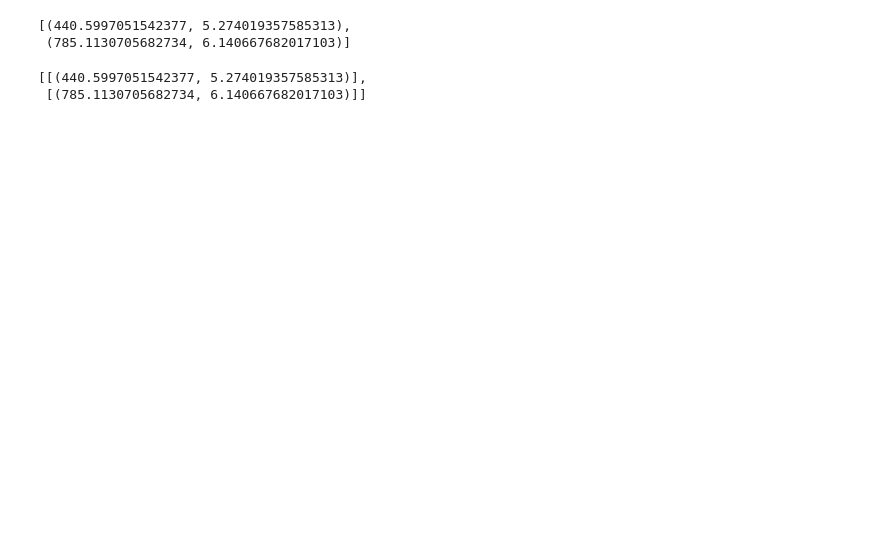
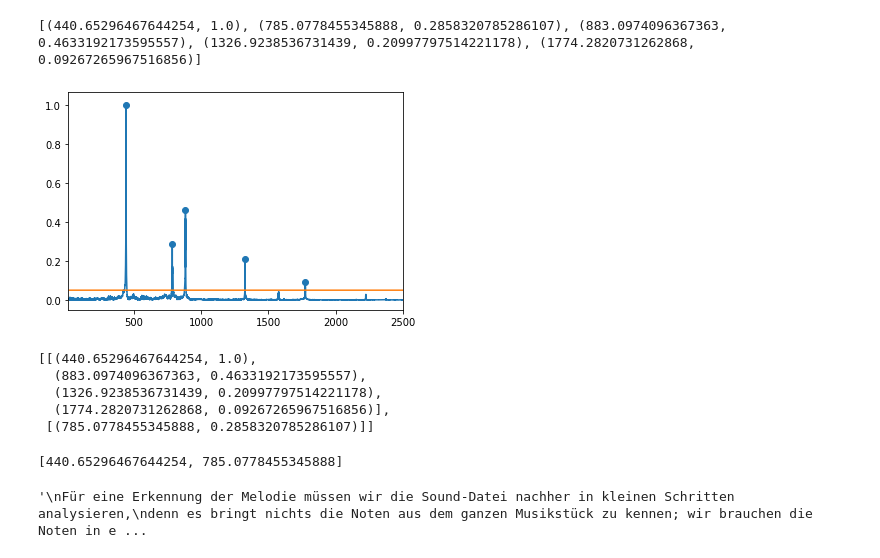
Before and after one commit to lucawellmeier/note-detector, a Jupyter notebook: initial_tests.ipynb, the cells around one changed output. Saved outputs shown, nothing was run; the diff lists cells and outputs as text; code cells hidden in the pictures; blank space fills up the shorter version.

```diff
--- a/initial_tests.ipynb
+++ b/initial_tests.ipynb
@@ -100,37 +112,48 @@ def findAllAbove(freq, amp, a, discreteTolerance):
     curMax = []
     toleranceCounter = 0
     firstSignal = False
 
     for i in range(len(y)):
         if c[i]:
             curMax.append((freq[i], amp[i]))
             firstSignal = True
         else:
             if len(curMax) == 0:
                 continue
             else:
                 if toleranceCounter > discreteTolerance:
                     m = np.max([x[1] for x in curMax])
                     f = freq[np.where(amp == m)][0]
 
                     if f > 0.5:
                         maxs.append((f, m))
 
                     curMax = []
                     toleranceCounter = 0
                     firstSignal = False
                 else:
                     if firstSignal:
                         toleranceCounter += 1
 
     return maxs
 
+threshold = 0.05
+maxs = findAllAbove(x, y, threshold, 100)
+print(maxs)
 
-maxs = findAllAbove(x, y, 1.3, 10)
-maxs
+plt.xlim(10, 2500)
+plt.plot(x, y)
+plt.plot(x, [threshold] * len(x))
+plt.scatter(*zip(*maxs))
+plt.show()
+
+
+# Threshold muss hoch genug gewählt werden, da sonst das Rauschen mitkommt.
+# Wenn dabei nur die Grundschwingung einer Note aufgenommen wird,
+# ist das nicht so kritisch, da dann klar ist das diese Note angeschlagen wurde.
 # %% [output]
-[(440.5997051542377, 5.274019357585313),
- (785.1130705682734, 6.140667682017103)]
+[(440.65296467644254, 1.0), (785.0778455345888, 0.2858320785286107), (883.0974096367363, 0.4633192173595557), (1326.9238536731439, 0.20997797514221178), (1774.2820731262868, 0.09267265967516856)]
+[figure, added]
 # %%
 def filterMultiples(maxs, tol):
     copy = [m for m in maxs]
@@ -155,7 +178,52 @@ def filterMultiples(maxs, tol):
     return mults
 
 
-filterMultiples(maxs, 0.1)
+mults = filterMultiples(maxs, 0.1)
+mults
 # %% [output]
-[[(440.5997051542377, 5.274019357585313)],
- [(785.1130705682734, 6.140667682017103)]]
+[[(440.65296467644254, 1.0),
+  (883.0974096367363, 0.4633192173595557),
+  (1326.9238536731439, 0.20997797514221178),
+  (1774.2820731262868, 0.09267265967516856)],
+ [(785.0778455345888, 0.2858320785286107)]]
+# %%
+def getNoteFreqs(mults):
+    """
+    Ermittelt die angeschlagenen Frequenzen.
+
+    Aus jeder Liste von Grund- und Oberschwingungen wird die maximale Amplitude der Liste herausgesucht
+    und mit den anderen Amplituden verglichen. Fallen die anderen Amplituden nicht ab, wurden diese ebenfalls angeschlagen.
+    Fallen sie ab, werden sie nicht aufgenommen, da es entweder Oberschwingungen oder Fehler sind.
+    Z.b. A4 und A5 angeschlagen: 440Hz und 880Hz müssen aufgenommen werden.
+    """
+    ret = []
+
+    maximum = 0
+
+    for i in range(len(mults)):
+        for j in range(len(mults[i])):
+            if mults[i][j][1] > maximum:
+                maximum = mults[i][j][1]
+        for j in range(len(mults[i])):
+            if mults[i][j][1]/maximum >= 0.55:
+                ret.append(mults[i][j][0])
+        maximum = 0
+
+    return ret
+
+noteFreqs = getNoteFreqs(mults)
+noteFreqs
+# %% [output]
+[440.65296467644254, 785.0778455345888]
+# %%
+"""
+Für eine Erkennung der Melodie müssen wir die Sound-Datei nachher in kleinen Schritten analysieren,
+denn es bringt nichts die Noten aus dem ganzen Musikstück zu kennen; wir brauchen die Noten in einer Reihenfolge.
+
+Wir nehmen also immer x ms und analysieren sie wie hier und schreiben die Noten raus, danach die nächsten x ms usw.
+Evtl. müssen wir dabei unterschiedliche Fenster-Funktionen ausprobieren.
+
+scipy.signal.stft tut genau das und die Fensterfunktion ist wählbar.
+"""
+# %% [output]
+'\nFür eine Erkennung der Melodie müssen wir die Sound-Datei nachher in kleinen Schritten analysieren,\ndenn es bringt nichts die Noten aus dem ganzen Musikstück zu kennen; wir brauchen die Noten in e ...
```
Also changed, not shown: parts of 3 cells of this notebook.
